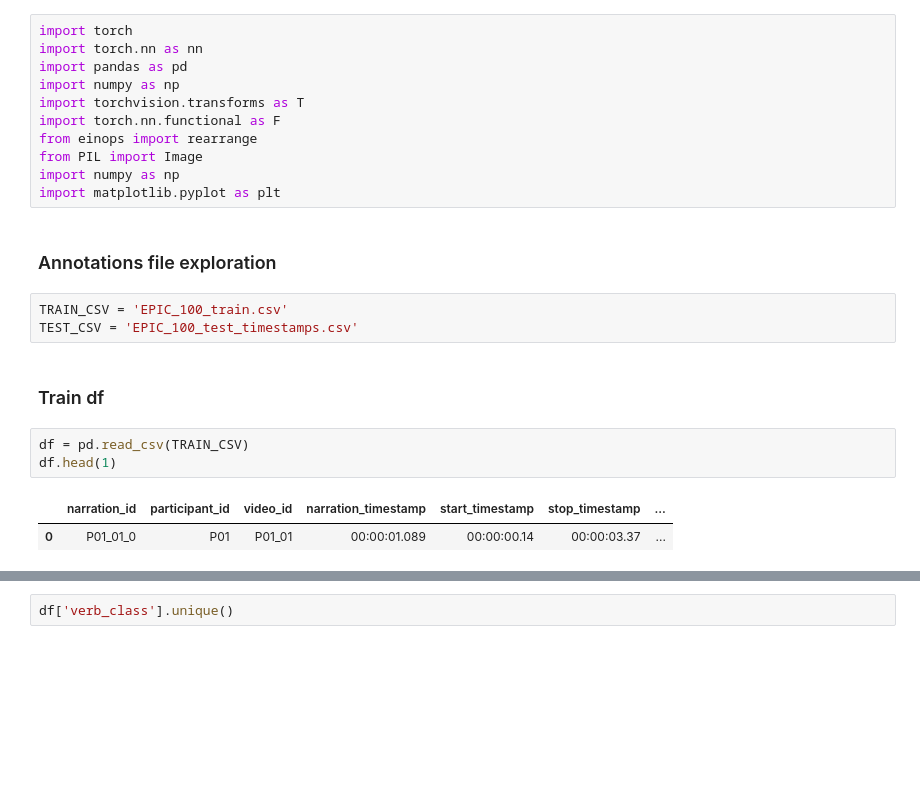
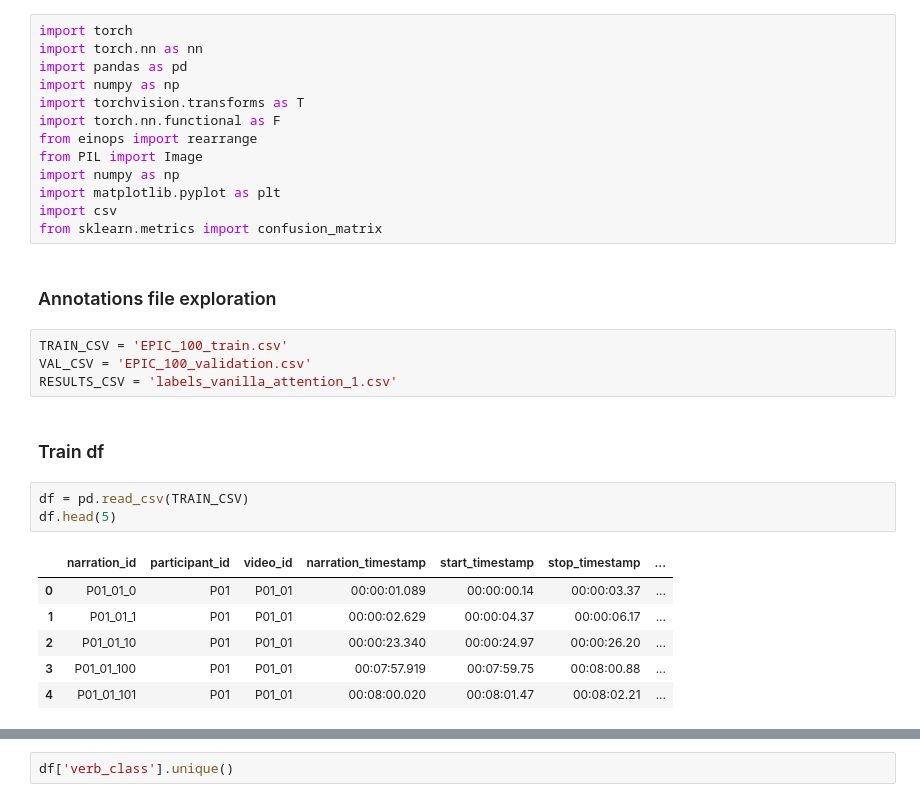
Before and after one commit to oriolmp/TFG, a Jupyter notebook: notebooks/Playground.ipynb, the cells around one changed output, grey strips where cells are left out. Saved outputs shown, nothing was run; the diff lists cells and outputs as text; blank space fills up the shorter version.

Commit message:
Labels analysis

```diff
--- a/notebooks/Playground.ipynb
+++ b/notebooks/Playground.ipynb
@@ -9,16 +9,23 @@ from einops import rearrange
 from PIL import Image
 import numpy as np
 import matplotlib.pyplot as plt
+import csv
+from sklearn.metrics import confusion_matrix
 # %% [markdown]
 ### Annotations file exploration
 # %%
 TRAIN_CSV = 'EPIC_100_train.csv'
-TEST_CSV = 'EPIC_100_test_timestamps.csv'
+VAL_CSV = 'EPIC_100_validation.csv'
+RESULTS_CSV = 'labels_vanilla_attention_1.csv'
 # %% [markdown]
 ### Train df
 # %%
 df = pd.read_csv(TRAIN_CSV)
-df.head(1)
+df.head(5)
 # %% [output]
 |  | narration_id | participant_id | video_id | narration_timestamp | start_timestamp | stop_timestamp | ... |
 | 0 | P01_01_0 | P01 | P01_01 | 00:00:01.089 | 00:00:00.14 | 00:00:03.37 | ... |
+| 1 | P01_01_1 | P01 | P01_01 | 00:00:02.629 | 00:00:04.37 | 00:00:06.17 | ... |
+| 2 | P01_01_10 | P01 | P01_01 | 00:00:23.340 | 00:00:24.97 | 00:00:26.20 | ... |
+| 3 | P01_01_100 | P01 | P01_01 | 00:07:57.919 | 00:07:59.75 | 00:08:00.88 | ... |
+| 4 | P01_01_101 | P01 | P01_01 | 00:08:00.020 | 00:08:01.47 | 00:08:02.21 | ... |
```
Also changed, not shown: parts of 33 cells of this notebook.
